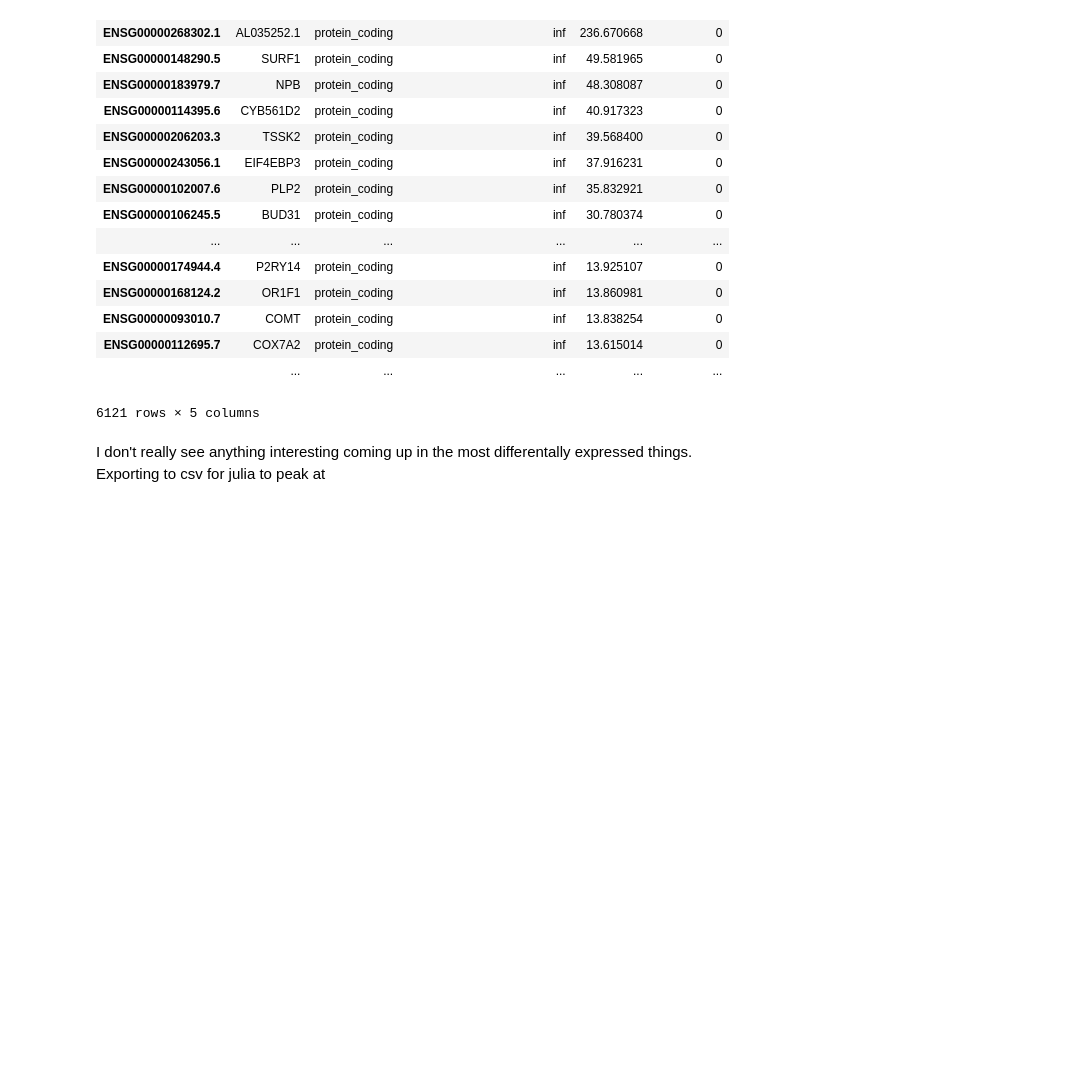
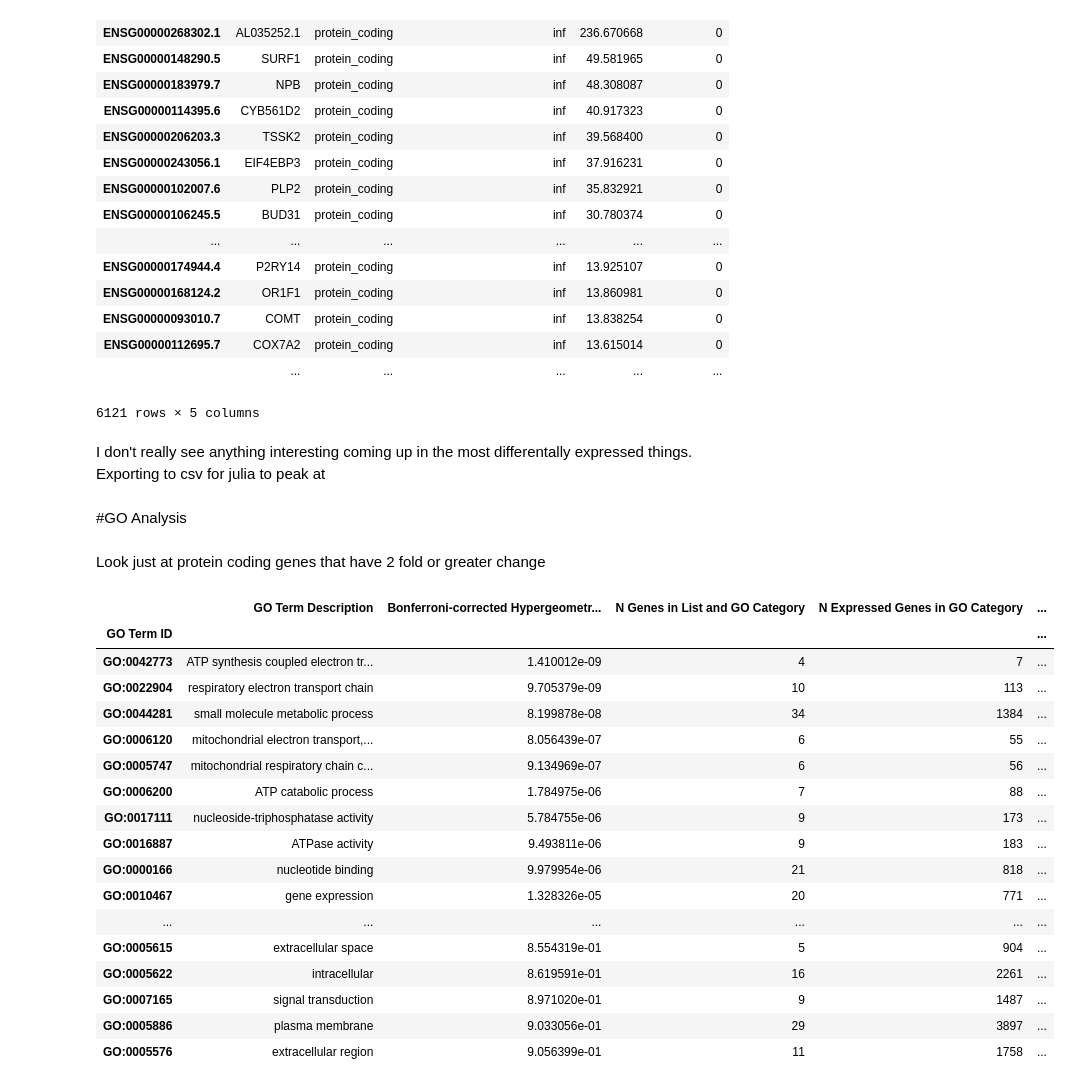
Before and after one commit to gpratt/iPython_Notebook, a Jupyter notebook: julia_mecp2.ipynb, the cells around one changed output. Saved outputs shown, nothing was run; the diff lists cells and outputs as text; code cells hidden in the pictures; blank space fills up the shorter version.

Commit message:
added go analysis

```diff
--- a/julia_mecp2.ipynb
+++ b/julia_mecp2.ipynb
@@ -195,3 +197,33 @@ covered_ips.sort(["Log2 IP / Input Fold Change", 'ip_rpkm'], ascending=False)
 I don't really see anything interesting coming up in the most differentally expressed things.  Exporting to csv for julia to peak at
 # %%
 mecp2_combined.to_csv("mecp2_rpkms.csv")
+# %% [markdown]
+#GO Analysis
+# %% [markdown]
+Look just at protein coding genes that have 2 fold or greater change
+# %%
+mecp2_fold_filter = mecp2_combined[~isinf(mecp2_combined["Log2 IP / Input Fold Change"])].dropna().sort("Log2 IP / Input Fold Change", ascending=False)
+mecp2_fold_filter = mecp2_fold_filter[(mecp2_combined['gene_type'] == 'protein_coding') & (mecp2_fold_filter["Log2 IP / Input Fold Change"] > 2)]
+# %%
+rip_go = hg19GO()
+# %%
+HTML(rip_go.enrichment([gene.split(".")[0] for gene in mecp2_fold_filter.index]).to_html())
+# %% [output]
+|  | GO Term Description | Bonferroni-corrected Hypergeometr... | N Genes in List and GO Category | N Expressed Genes in GO Category | ... |
+| GO Term ID |  |  |  |  | ... |
+| GO:0042773 | ATP synthesis coupled electron tr... | 1.410012e-09 | 4 | 7 | ... |
+| GO:0022904 | respiratory electron transport chain | 9.705379e-09 | 10 | 113 | ... |
+| GO:0044281 | small molecule metabolic process | 8.199878e-08 | 34 | 1384 | ... |
+| GO:0006120 | mitochondrial electron transport,... | 8.056439e-07 | 6 | 55 | ... |
+| GO:0005747 | mitochondrial respiratory chain c... | 9.134969e-07 | 6 | 56 | ... |
+| GO:0006200 | ATP catabolic process | 1.784975e-06 | 7 | 88 | ... |
+| GO:0017111 | nucleoside-triphosphatase activity | 5.784755e-06 | 9 | 173 | ... |
+| GO:0016887 | ATPase activity | 9.493811e-06 | 9 | 183 | ... |
+| GO:0000166 | nucleotide binding | 9.979954e-06 | 21 | 818 | ... |
+| GO:0010467 | gene expression | 1.328326e-05 | 20 | 771 | ... |
+| ... | ... | ... | ... | ... | ... |
+| GO:0005615 | extracellular space | 8.554319e-01 | 5 | 904 | ... |
+| GO:0005622 | intracellular | 8.619591e-01 | 16 | 2261 | ... |
+| GO:0007165 | signal transduction | 8.971020e-01 | 9 | 1487 | ... |
+| GO:0005886 | plasma membrane | 9.033056e-01 | 29 | 3897 | ... |
+| GO:0005576 | extracellular region | 9.056399e-01 | 11 | 1758 | ... |
```
Also changed, not shown: parts of 2 cells of this notebook, 2 other files.
